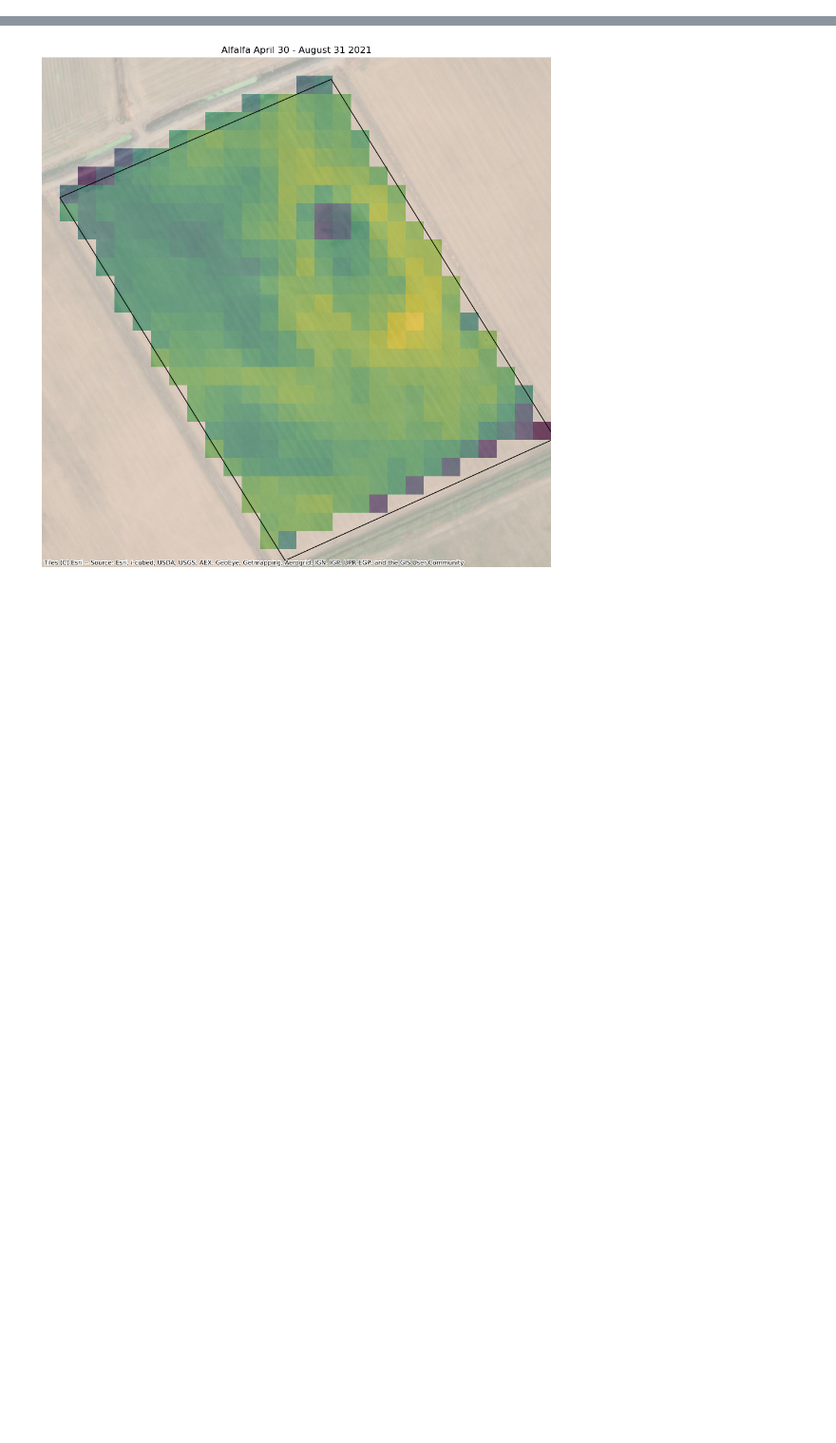
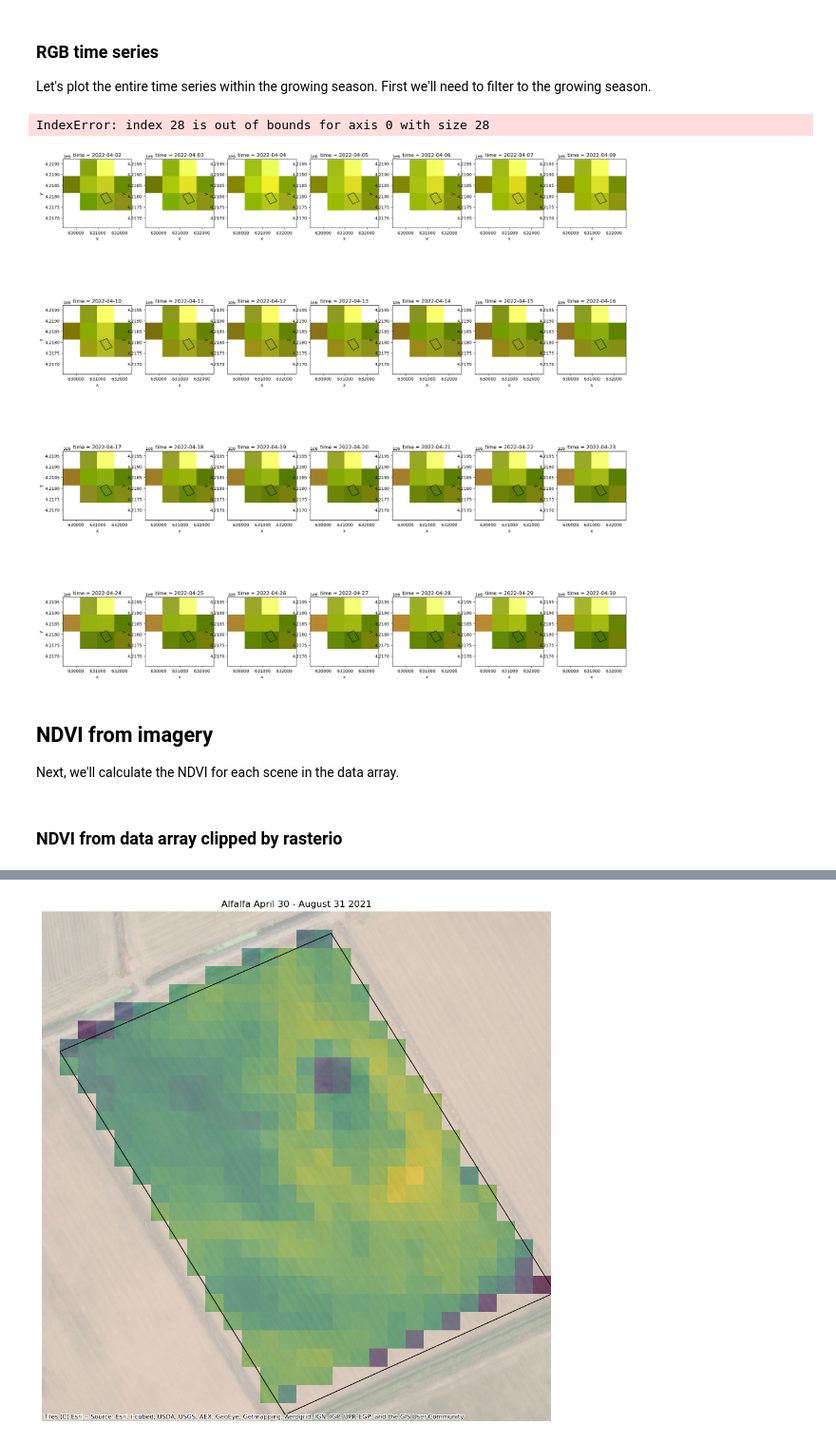
Before and after one commit to eanderson-ei/lst-crop-stress-capstone, a Jupyter notebook: exploratory/plotting-exploration.ipynb, the cells around one changed output, grey strips where cells are left out. Shown at 95% size. Cells and saved outputs as stored; diff of their text form; code cells hidden in the pictures; blank space fills up the shorter version.

```diff
--- a/exploratory/plotting-exploration.ipynb
+++ b/exploratory/plotting-exploration.ipynb
@@ -199,0 +349,19 @@ Coordinates:
+# %% [markdown]
+### RGB time series
+Let's plot the entire time series within the growing season. First we'll need to filter to the growing season.
+# %%
+fig, axes = plt.subplots(4,7, figsize=(24,24))
+axes = axes.flat
+
+for i, timestamp in enumerate(rio_clip_sel_rgb['time']):
+    image = rio_clip_sel_rgb.sel(time=timestamp)
+    image.plot.imshow(ax=axes[i], robust=True, rgb='band')
+    poly_gdf.plot(ax=axes[i], facecolor='none', edgecolor='black')
+# %% [output]
+IndexError: index 28 is out of bounds for axis 0 with size 28
+[figure, added]
+# %% [markdown]
+## NDVI from imagery
+Next, we'll calculate the NDVI for each scene in the data array.
+# %% [markdown]
+### NDVI from data array clipped by rasterio
```
Also changed, not shown: parts of 54 cells of this notebook, 7 other files.
